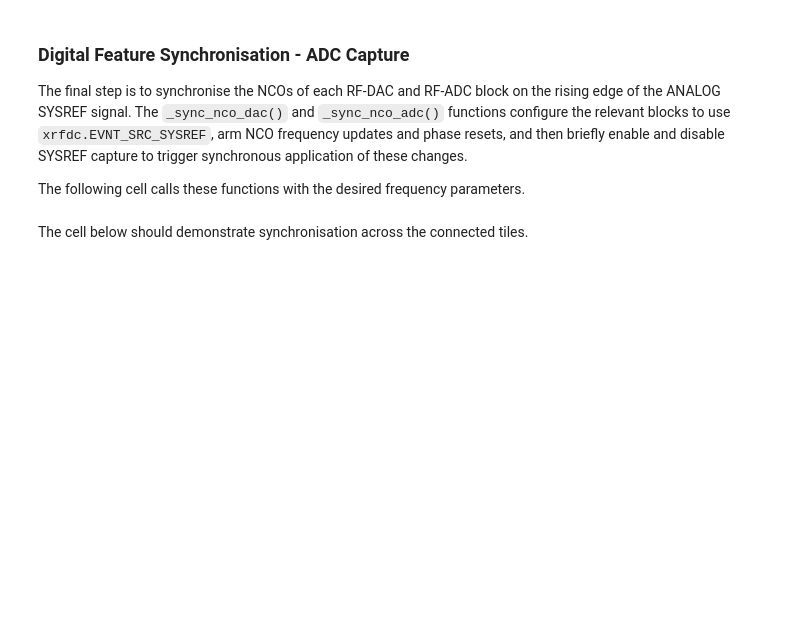
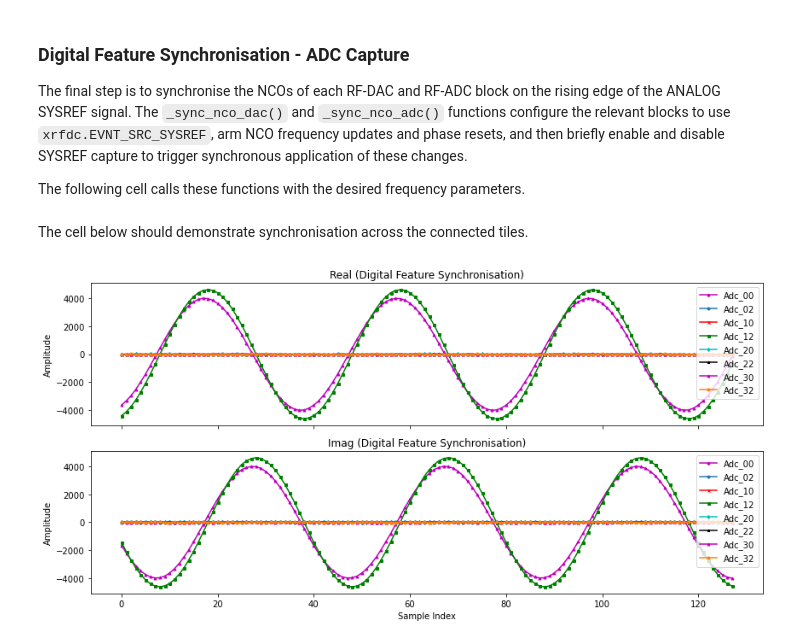
Before and after one commit to strath-sdr/rfsoc_mts, a Jupyter notebook: dev/01_rfsoc_mts_demonstrator.ipynb, the cells around one changed output. Saved outputs shown, nothing was run; the diff lists cells and outputs as text; code cells hidden in the pictures; blank space fills up the shorter version.

```diff
--- a/dev/01_rfsoc_mts_demonstrator.ipynb
+++ b/dev/01_rfsoc_mts_demonstrator.ipynb
@@ -217,9 +236,10 @@ The cell below should demonstrate synchronisation across the connected tiles.
 # %%
 NCOAlignedCaptureSamples = ol.signal_capture.capture_adc()
 
-plot_adc(
+ol.plot_adc(
     sample_matrix=NCOAlignedCaptureSamples,
-    adc_names=["ADC_A", "ADC_B", "ADC_C", "ADC_D"],
     window=128,
     title="Digital Feature Synchronisation"
 )
+# %% [output]
+[figure, added]
```
Also changed, not shown: parts of 3 cells of this notebook.
